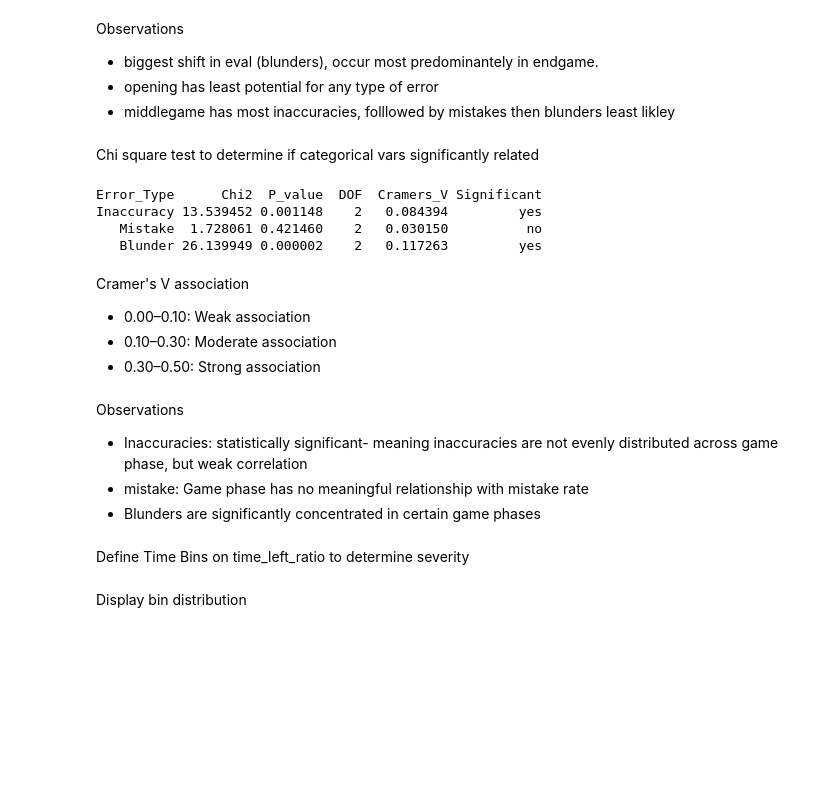
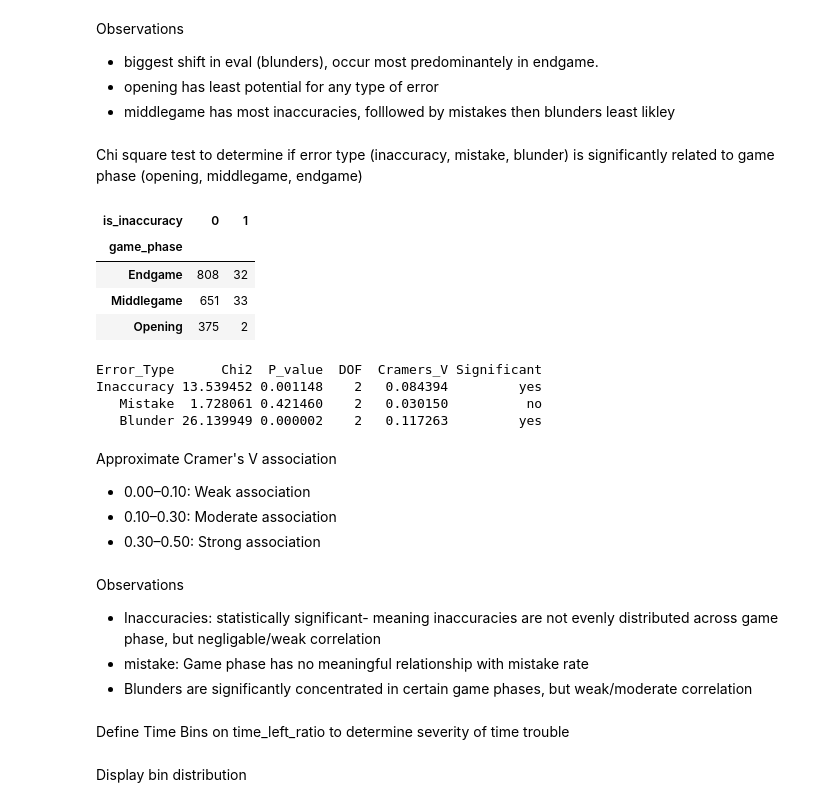
Before and after one commit to stevenhan777/Chess-Error-Analysis-Prediction, a Jupyter notebook: notebook/2. stevenhan_HYPOTHESIS_TESTING_chess.ipynb, the cells around one changed output. Drawn from its saved outputs; the diff is of its cells as text; code cells hidden in the pictures; blank space fills up the shorter version.

```diff
--- a/notebook/2. stevenhan_HYPOTHESIS_TESTING_chess.ipynb
+++ b/notebook/2. stevenhan_HYPOTHESIS_TESTING_chess.ipynb
@@ -353,7 +350,15 @@ Observations
 * opening has least potential for any type of error
 * middlegame has most inaccuracies, folllowed by mistakes then blunders least likley
 # %% [markdown]
-Chi square test to determine if categorical vars significantly related
+Chi square test to determine if error type (inaccuracy, mistake, blunder) is significantly related to game phase (opening, middlegame, endgame)
+# %%
+pd.crosstab(df['game_phase'], df['is_inaccuracy'])
+# %% [output]
+| is_inaccuracy | 0 | 1 |
+| game_phase |  |  |
+| Endgame | 808 | 32 |
+| Middlegame | 651 | 33 |
+| Opening | 375 | 2 |
 # %%
 from scipy.stats import chi2_contingency
 
@@ -387,17 +392,17 @@ Inaccuracy 13.539452 0.001148    2   0.084394         yes
    Mistake  1.728061 0.421460    2   0.030150          no
    Blunder 26.139949 0.000002    2   0.117263         yes
 # %% [markdown]
-Cramer's V association
+Approximate Cramer's V association
 * 0.00–0.10: Weak association
 * 0.10–0.30: Moderate association
 * 0.30–0.50: Strong association
 # %% [markdown]
 Observations
-* Inaccuracies: statistically significant- meaning inaccuracies are not evenly distributed across game phase, but weak correlation
+* Inaccuracies: statistically significant- meaning inaccuracies are not evenly distributed across game phase, but negligable/weak correlation
 * mistake: Game phase has no meaningful relationship with mistake rate
-* Blunders are significantly concentrated in certain game phases
+* Blunders are significantly concentrated in certain game phases, but weak/moderate correlation
 # %% [markdown]
-Define Time Bins on time_left_ratio to determine severity
+Define Time Bins on time_left_ratio to determine severity of time trouble
 # %%
 def create_time_bins(df):
     bins = [-np.inf, 0.05, 0.20, 0.50, np.inf]
```
Also changed, not shown: parts of 25 cells of this notebook.
